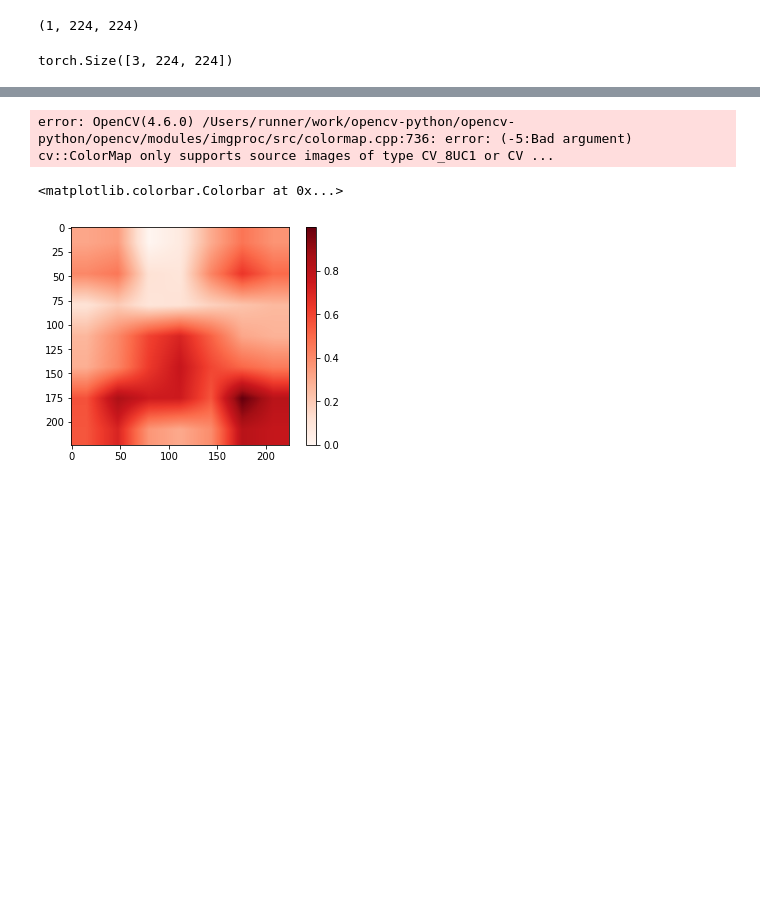
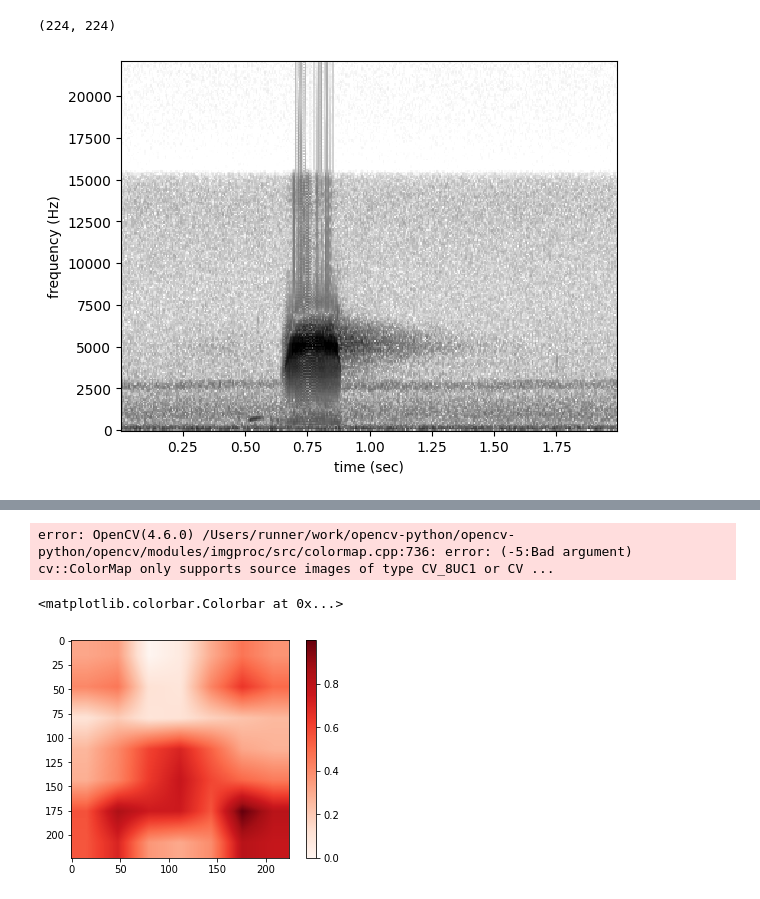
Before and after one commit to kitzeslab/opensoundscape, a Jupyter notebook: docs/tutorials/gradcam.ipynb, the cells around one changed output, grey strips where cells are left out. Cells and saved outputs as stored; diff of their text form; code cells hidden in the pictures; blank space fills up the shorter version.

```diff
--- a/docs/tutorials/gradcam.ipynb
+++ b/docs/tutorials/gradcam.ipynb
@@ -48,8 +39,0 @@ output_tensor = cam(input_tensor=input_tensor.unsqueeze(0))
-# %%
-output_tensor.shape
-# %% [output]
-(1, 224, 224)
-# %%
-input_tensor.shape
-# %% [output]
-torch.Size([3, 224, 224])
@@ -55,0 +44,11 @@ torch.Size([3, 224, 224])
+# %%
+outputs[0].squeeze().shape
+# %% [output]
+(224, 224)
+# %%
+
+audio = opensoundscape.audio.Audio.from_file("/Users/LOF19/Dev/opensoundscape/docs/tutorials/woodcock_labeled_data/d4c40b6066b489518f8da83af1ee4984.wav")
+spec = opensoundscape.spectrogram.Spectrogram.from_audio(audio)
+spec.plot()
+# %% [output]
+[figure, added]
```
Also changed, not shown: parts of 10 cells of this notebook.
